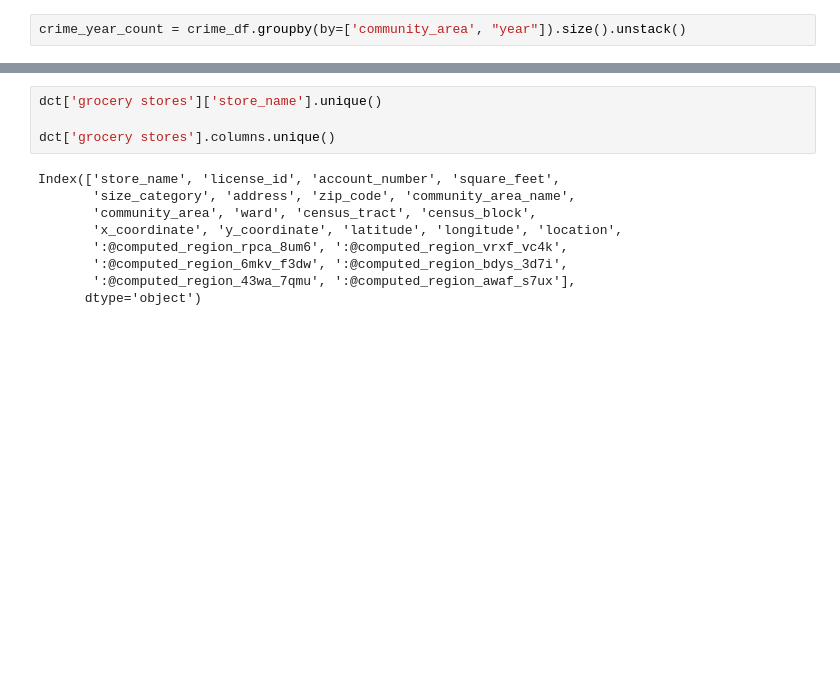
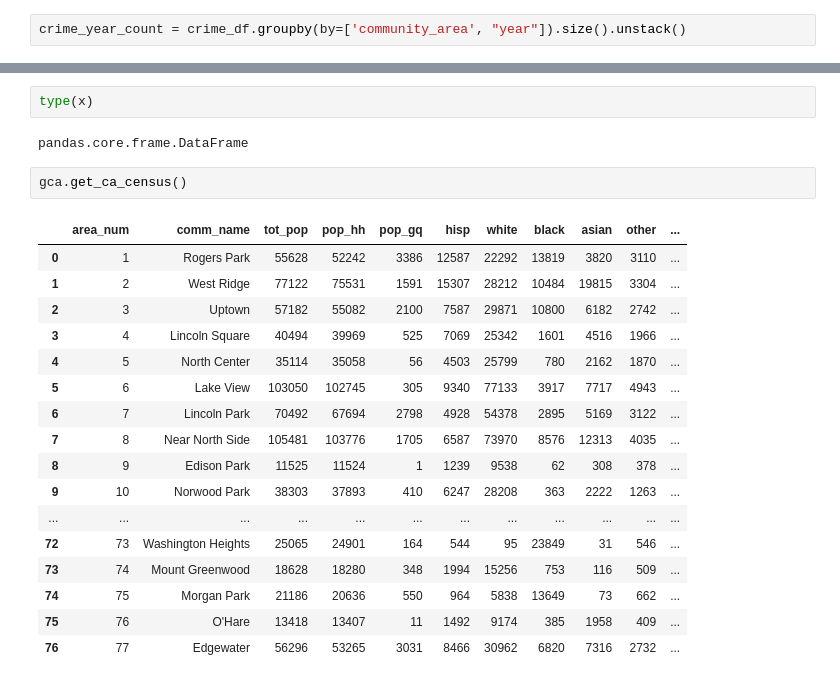
Before and after one commit to uchicago-CAPP30122-win-2022/proj-yams, a Jupyter notebook: anthony_notes.ipynb, the cells around one changed output, grey strips where cells are left out. Cells and saved outputs as stored; diff of their text form; blank space fills up the shorter version.

```diff
--- a/anthony_notes.ipynb
+++ b/anthony_notes.ipynb
@@ -102,13 +64,24 @@ x
-# %%
-dct['grocery stores']['store_name'].unique()
-
-dct['grocery stores'].columns.unique()
-# %% [output]
-Index(['store_name', 'license_id', 'account_number', 'square_feet',
-       'size_category', 'address', 'zip_code', 'community_area_name',
-       'community_area', 'ward', 'census_tract', 'census_block',
-       'x_coordinate', 'y_coordinate', 'latitude', 'longitude', 'location',
-       ':@computed_region_rpca_8um6', ':@computed_region_vrxf_vc4k',
-       ':@computed_region_6mkv_f3dw', ':@computed_region_bdys_3d7i',
-       ':@computed_region_43wa_7qmu', ':@computed_region_awaf_s7ux'],
-      dtype='object')
+# %%
+type(x)
+# %% [output]
+pandas.core.frame.DataFrame
+# %%
+gca.get_ca_census()
+# %% [output]
+|  | area_num | comm_name | tot_pop | pop_hh | pop_gq | hisp | white | black | asian | other | ... |
+| 0 | 1 | Rogers Park | 55628 | 52242 | 3386 | 12587 | 22292 | 13819 | 3820 | 3110 | ... |
+| 1 | 2 | West Ridge | 77122 | 75531 | 1591 | 15307 | 28212 | 10484 | 19815 | 3304 | ... |
+| 2 | 3 | Uptown | 57182 | 55082 | 2100 | 7587 | 29871 | 10800 | 6182 | 2742 | ... |
+| 3 | 4 | Lincoln Square | 40494 | 39969 | 525 | 7069 | 25342 | 1601 | 4516 | 1966 | ... |
+| 4 | 5 | North Center | 35114 | 35058 | 56 | 4503 | 25799 | 780 | 2162 | 1870 | ... |
+| 5 | 6 | Lake View | 103050 | 102745 | 305 | 9340 | 77133 | 3917 | 7717 | 4943 | ... |
+| 6 | 7 | Lincoln Park | 70492 | 67694 | 2798 | 4928 | 54378 | 2895 | 5169 | 3122 | ... |
+| 7 | 8 | Near North Side | 105481 | 103776 | 1705 | 6587 | 73970 | 8576 | 12313 | 4035 | ... |
+| 8 | 9 | Edison Park | 11525 | 11524 | 1 | 1239 | 9538 | 62 | 308 | 378 | ... |
+| 9 | 10 | Norwood Park | 38303 | 37893 | 410 | 6247 | 28208 | 363 | 2222 | 1263 | ... |
+| ... | ... | ... | ... | ... | ... | ... | ... | ... | ... | ... | ... |
+| 72 | 73 | Washington Heights | 25065 | 24901 | 164 | 544 | 95 | 23849 | 31 | 546 | ... |
+| 73 | 74 | Mount Greenwood | 18628 | 18280 | 348 | 1994 | 15256 | 753 | 116 | 509 | ... |
+| 74 | 75 | Morgan Park | 21186 | 20636 | 550 | 964 | 5838 | 13649 | 73 | 662 | ... |
+| 75 | 76 | O'Hare | 13418 | 13407 | 11 | 1492 | 9174 | 385 | 1958 | 409 | ... |
+| 76 | 77 | Edgewater | 56296 | 53265 | 3031 | 8466 | 30962 | 6820 | 7316 | 2732 | ... |
```
Also changed, not shown: parts of 8 cells of this notebook.
